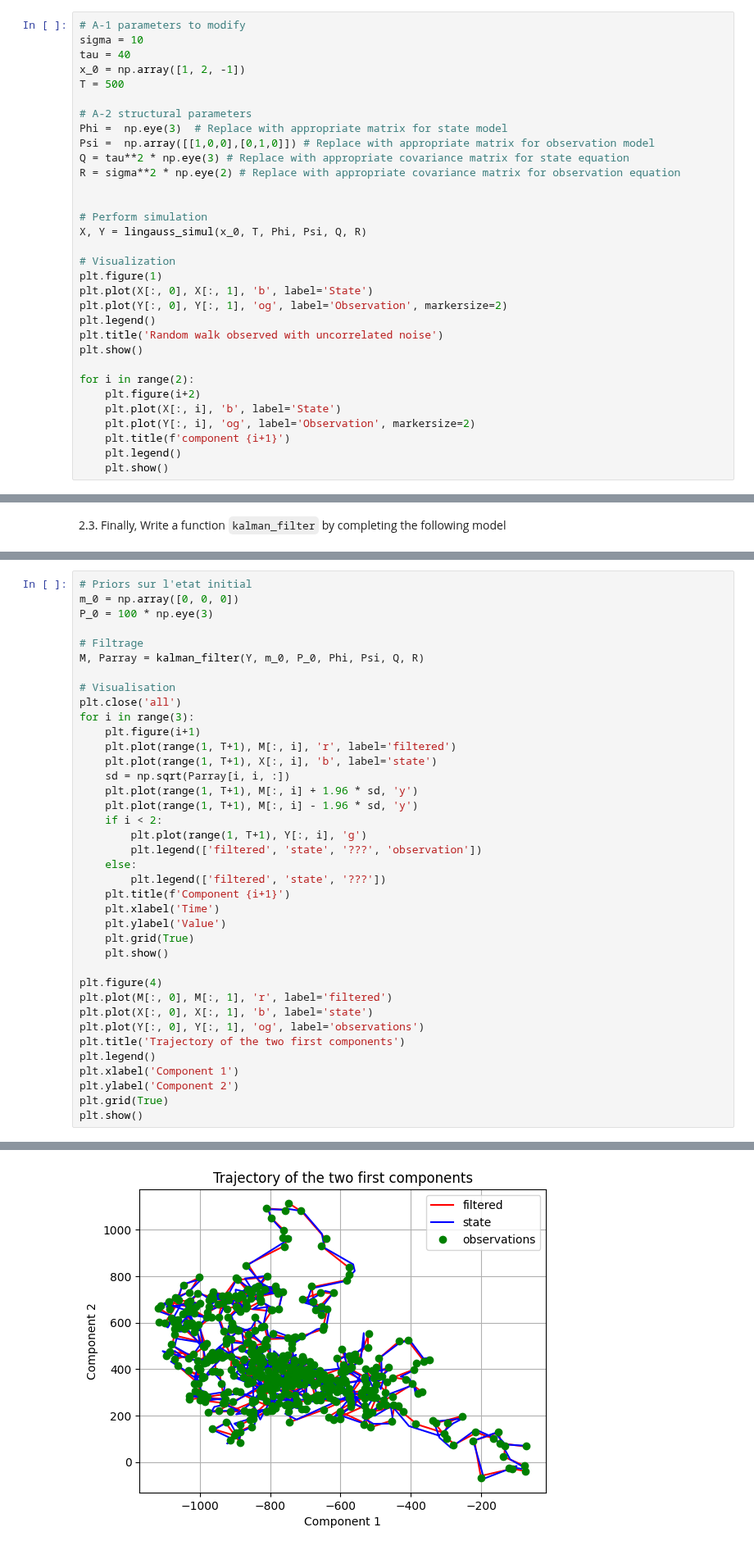
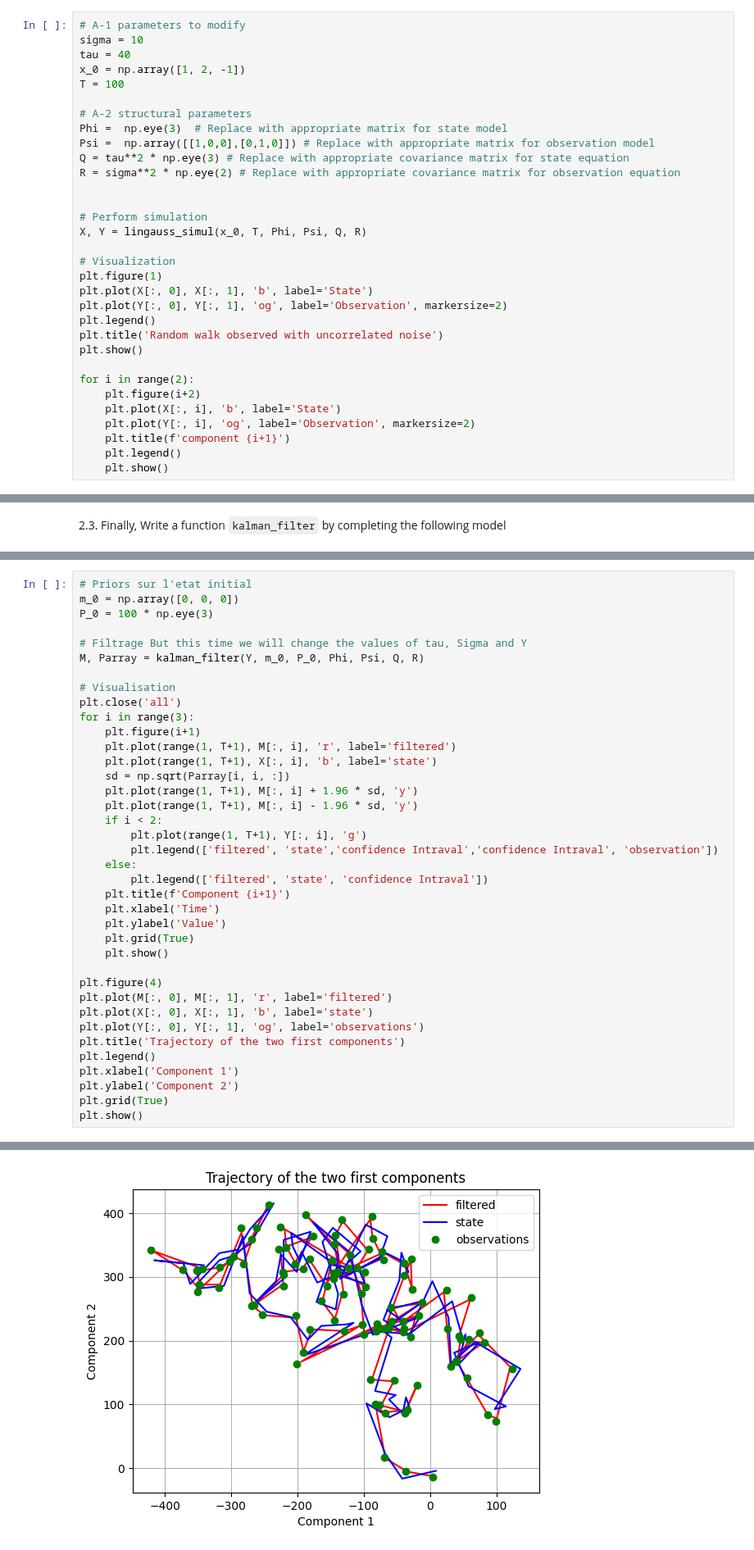
Before and after one commit to KHOUTAIBI/TSIA-TP, a Jupyter notebook: Time-Series-2/Kalman_Practice-Session.ipynb, the cells around one changed output, grey strips where cells are left out. Shown at 82% size. Drawn from its saved outputs; the diff is of its cells as text.

```diff
--- a/Time-Series-2/Kalman_Practice-Session.ipynb
+++ b/Time-Series-2/Kalman_Practice-Session.ipynb
@@ -120,7 +153,7 @@ Y_{k+1, j} = X_{k+1,j} + \eta_{k, j} & \text{with } \eta_{k,j} \sim \mathcal{N}(
 sigma = 10
 tau = 40
 x_0 = np.array([1, 2, -1])
-T = 500
+T = 100
 
 # A-2 structural parameters
 Phi =  np.eye(3)  # Replace with appropriate matrix for state model
@@ -281,7 +328,7 @@ def kalman_filter(Y, m_0, P_0, Phi, Psi, Q, R):
 m_0 = np.array([0, 0, 0])
 P_0 = 100 * np.eye(3)
 
-# Filtrage
+# Filtrage But this time we will change the values of tau, Sigma and Y
 M, Parray = kalman_filter(Y, m_0, P_0, Phi, Psi, Q, R)
 
 # Visualisation
@@ -295,9 +342,9 @@ for i in range(3):
     plt.plot(range(1, T+1), M[:, i] - 1.96 * sd, 'y')
     if i < 2:
         plt.plot(range(1, T+1), Y[:, i], 'g')
-        plt.legend(['filtered', 'state', '???', 'observation'])
+        plt.legend(['filtered', 'state','confidence Intraval','confidence Intraval', 'observation'])
     else:
-        plt.legend(['filtered', 'state', '???'])
+        plt.legend(['filtered', 'state', 'confidence Intraval'])
     plt.title(f'Component {i+1}')
     plt.xlabel('Time')
     plt.ylabel('Value')
@@ -321 +368 @@ plt.show()
-[figure, old version]
+[figure, new version]
```
Also changed, not shown: parts of 20 cells of this notebook.
